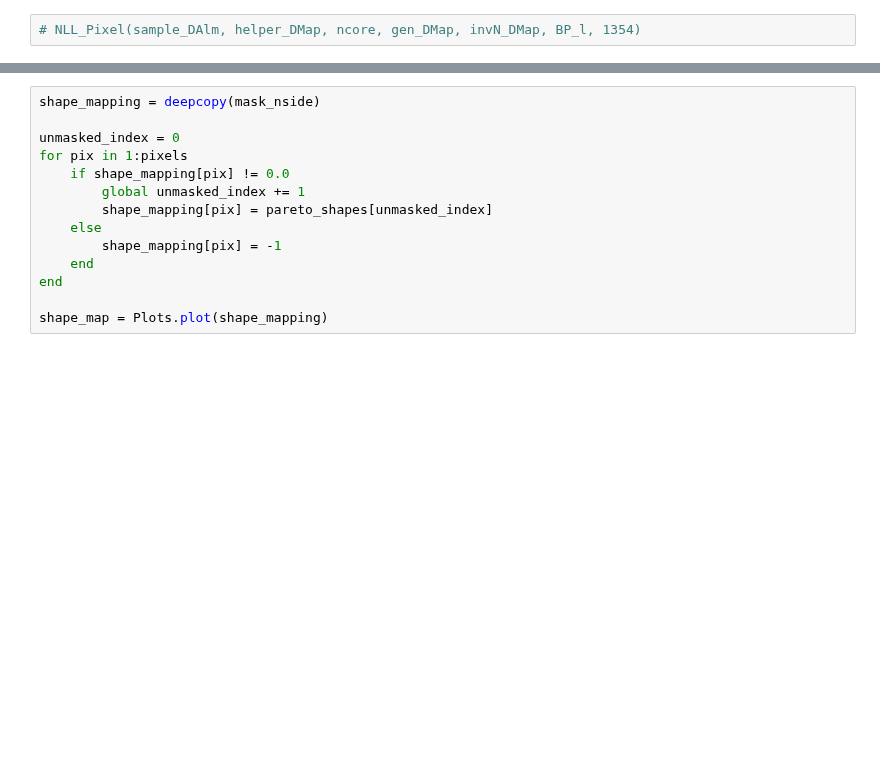
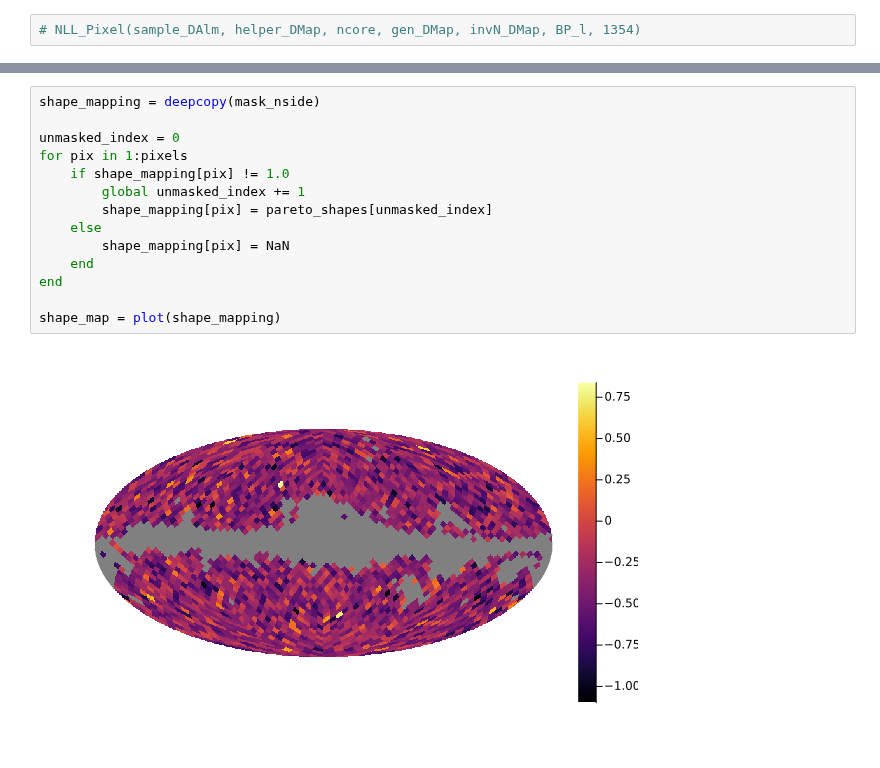
Before and after one commit to e34smith/LOO_PIT_Manual, a Jupyter notebook: Flinch/scripts/LOO-PIT.ipynb, the cells around one changed output, grey strips where cells are left out. Saved outputs shown, nothing was run; the diff lists cells and outputs as text; blank space fills up the shorter version.

```diff
--- a/Flinch/scripts/LOO-PIT.ipynb
+++ b/Flinch/scripts/LOO-PIT.ipynb
@@ -291,17 +374,19 @@ plot(mask_nside)
 # %%
 shape_mapping = deepcopy(mask_nside)
 
 unmasked_index = 0
 for pix in 1:pixels
-    if shape_mapping[pix] != 0.0
+    if shape_mapping[pix] != 1.0
         global unmasked_index += 1
         shape_mapping[pix] = pareto_shapes[unmasked_index]
     else
-        shape_mapping[pix] = -1
+        shape_mapping[pix] = NaN
     end
 end
 
-shape_map = Plots.plot(shape_mapping)
+shape_map = plot(shape_mapping)
+# %% [output]
+[figure, added]
 # %%
 failure_mapping = deepcopy(mask_nside)
 
```
Also changed, not shown: parts of 22 cells of this notebook, 36 other files.
